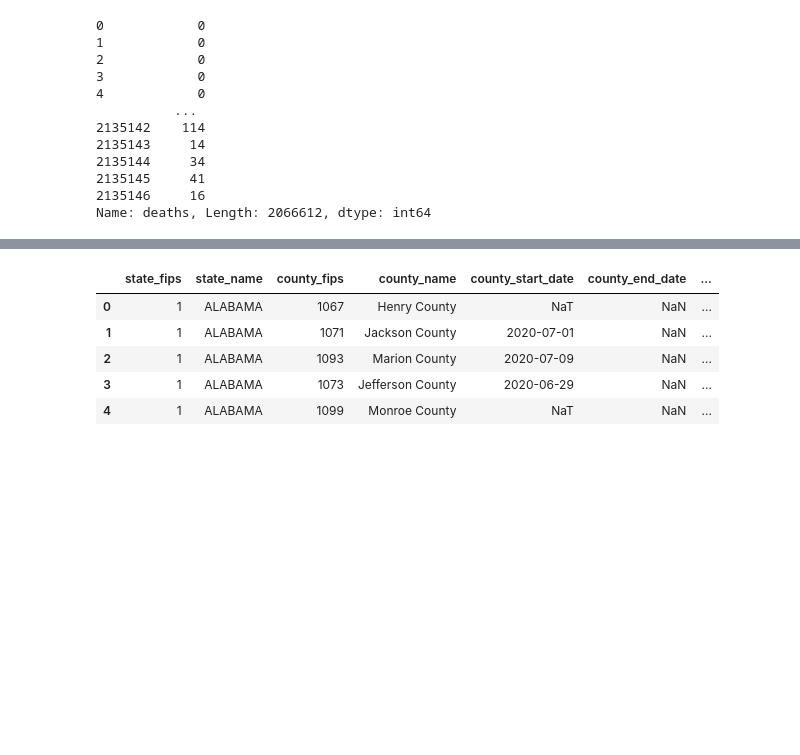
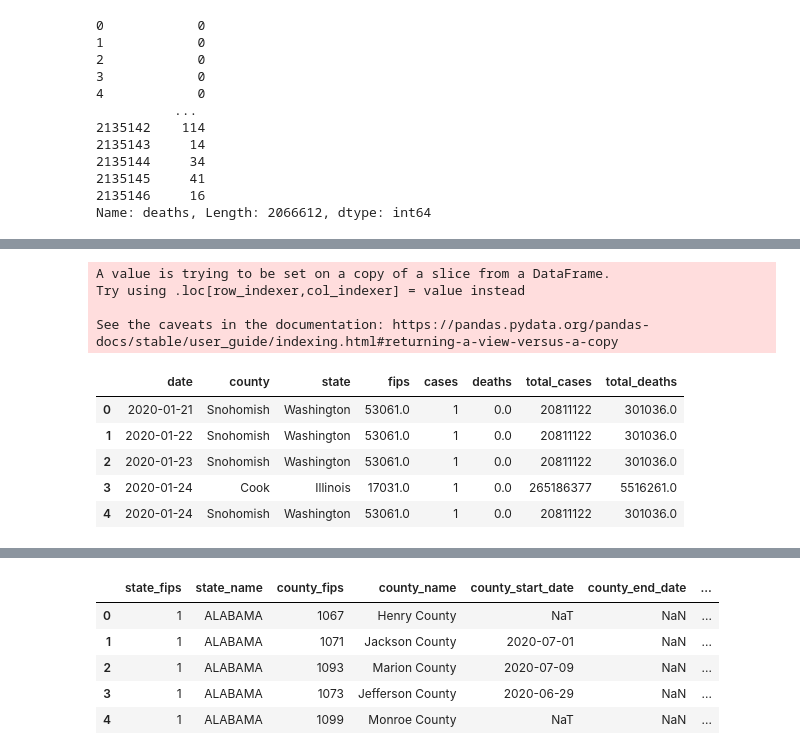
Before and after one commit to Jimmygjr10/Covid19_Mask_Mandate, a Jupyter notebook: Covid-19Prediction.ipynb, the cells around one changed output, grey strips where cells are left out. Saved outputs shown, nothing was run; the diff lists cells and outputs as text; code cells hidden in the pictures; blank space fills up the shorter version.

Commit message:
Cleaned us-counties dataframe to get totl_deaths and total_cases

```diff
--- a/Covid-19Prediction.ipynb
+++ b/Covid-19Prediction.ipynb
@@ -91,0 +107,4 @@ Name: deaths, Length: 2066612, dtype: int64
+# %%
+# Group by county to get the total_cases for each county
+df1_clean['total_cases'] = df1_clean['cases'].groupby(df1_clean['county']).transform('sum')
+df1_clean.head()
@@ -91,0 +122,15 @@ Name: deaths, Length: 2066612, dtype: int64
+# %%
+# Group by county to get the total_deaths for each county
+df1_clean['total_deaths'] = df1_clean['deaths'].groupby(df1_clean['county']).transform('sum')
+df1_clean.head()
+# %% [output]
+A value is trying to be set on a copy of a slice from a DataFrame.
+Try using .loc[row_indexer,col_indexer] = value instead
+
+See the caveats in the documentation: https://pandas.pydata.org/pandas-docs/stable/user_guide/indexing.html#returning-a-view-versus-a-copy
+|  | date | county | state | fips | cases | deaths | total_cases | total_deaths |
+| 0 | 2020-01-21 | Snohomish | Washington | 53061.0 | 1 | 0.0 | 20811122 | 301036.0 |
+| 1 | 2020-01-22 | Snohomish | Washington | 53061.0 | 1 | 0.0 | 20811122 | 301036.0 |
+| 2 | 2020-01-23 | Snohomish | Washington | 53061.0 | 1 | 0.0 | 20811122 | 301036.0 |
+| 3 | 2020-01-24 | Cook | Illinois | 17031.0 | 1 | 0.0 | 265186377 | 5516261.0 |
+| 4 | 2020-01-24 | Snohomish | Washington | 53061.0 | 1 | 0.0 | 20811122 | 301036.0 |
```
Also changed, not shown: parts of 4 cells of this notebook.
